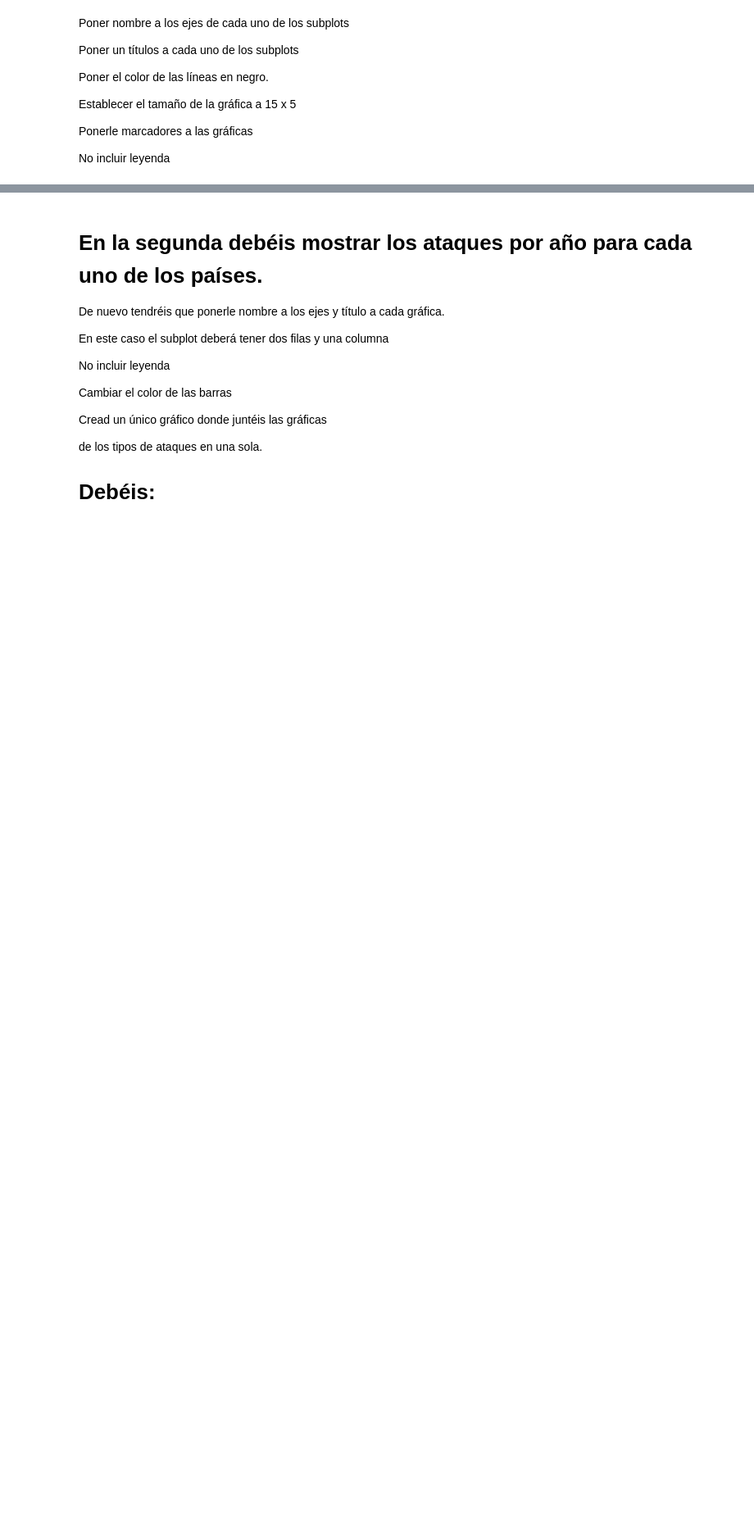
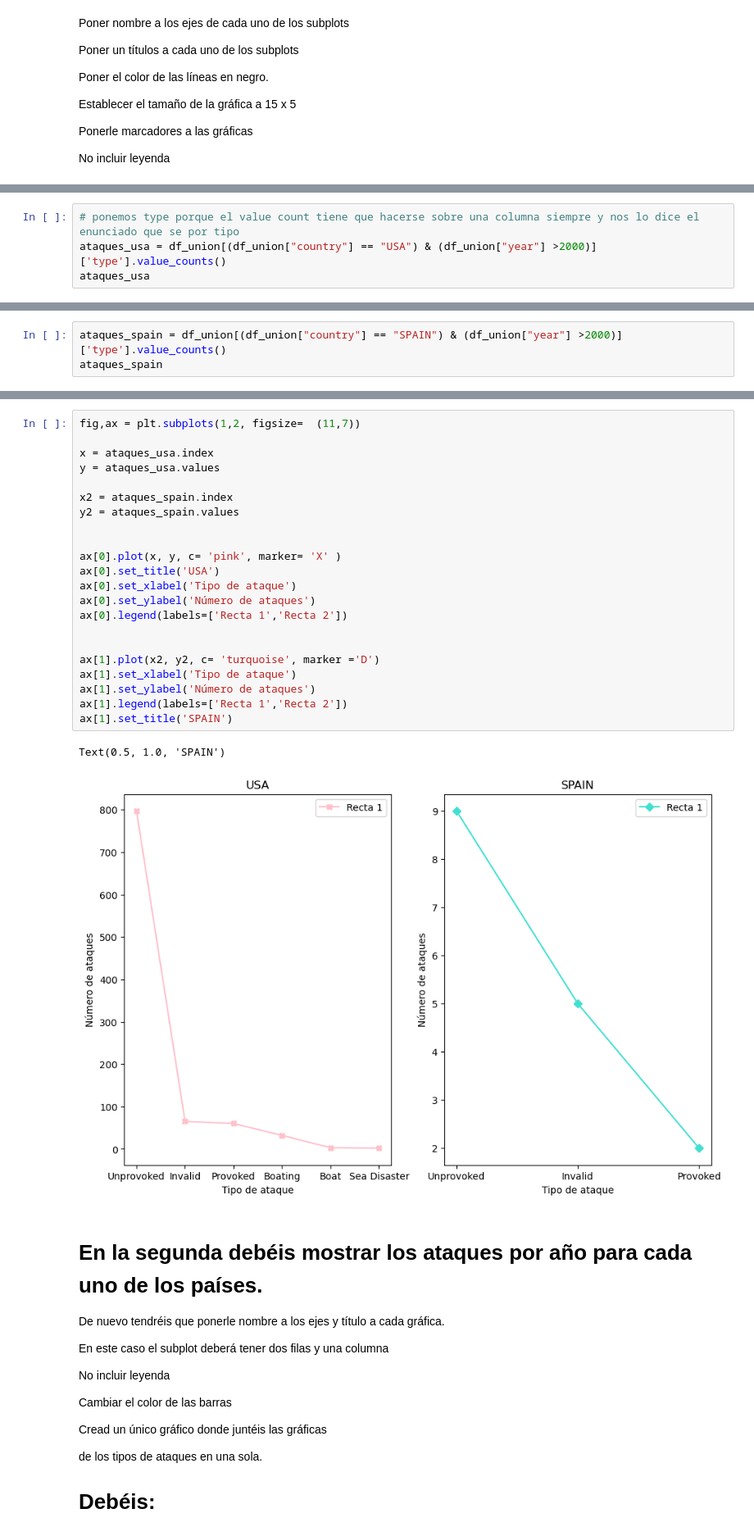
Before and after one commit to Adalab/DA-promoC-modulo-02-Marina-Lourdes-Ana, a Jupyter notebook: Visualizacion/02-Visualizacion_2.ipynb, the cells around one changed output, grey strips where cells are left out. Shown at 82% size. Saved outputs shown, nothing was run; the diff lists cells and outputs as text; blank space fills up the shorter version.

Commit message:
visual02

```diff
--- a/Visualizacion/02-Visualizacion_2.ipynb
+++ b/Visualizacion/02-Visualizacion_2.ipynb
@@ -55,0 +63,4 @@ No incluir leyenda
+# %%
+# ponemos type porque el value count tiene que hacerse sobre una columna siempre y nos lo dice el enunciado que se por tipo
+ataques_usa = df_union[(df_union["country"] == "USA") & (df_union["year"] >2000)]['type'].value_counts()
+ataques_usa
@@ -55,0 +81,3 @@ No incluir leyenda
+# %%
+ataques_spain = df_union[(df_union["country"] == "SPAIN") & (df_union["year"] >2000)]['type'].value_counts()
+ataques_spain
@@ -56,3 +89,28 @@ No incluir leyenda
+# %%
+fig,ax = plt.subplots(1,2, figsize=  (11,7))
+
+x = ataques_usa.index
+y = ataques_usa.values
+
+x2 = ataques_spain.index
+y2 = ataques_spain.values
+
+
+ax[0].plot(x, y, c= 'pink', marker= 'X' )
+ax[0].set_title('USA')
+ax[0].set_xlabel('Tipo de ataque')
+ax[0].set_ylabel('Número de ataques')
+ax[0].legend(labels=['Recta 1','Recta 2'])
+
+
+ax[1].plot(x2, y2, c= 'turquoise', marker ='D')
+ax[1].set_xlabel('Tipo de ataque')
+ax[1].set_ylabel('Número de ataques')
+ax[1].legend(labels=['Recta 1','Recta 2'])
+ax[1].set_title('SPAIN')
+# %% [output]
+Text(0.5, 1.0, 'SPAIN')
+[figure, added]
 # %% [markdown]
 # En la segunda debéis mostrar los ataques por año para cada uno de los países.
 
```
Also changed, not shown: parts of 7 cells of this notebook, 4 other files.
